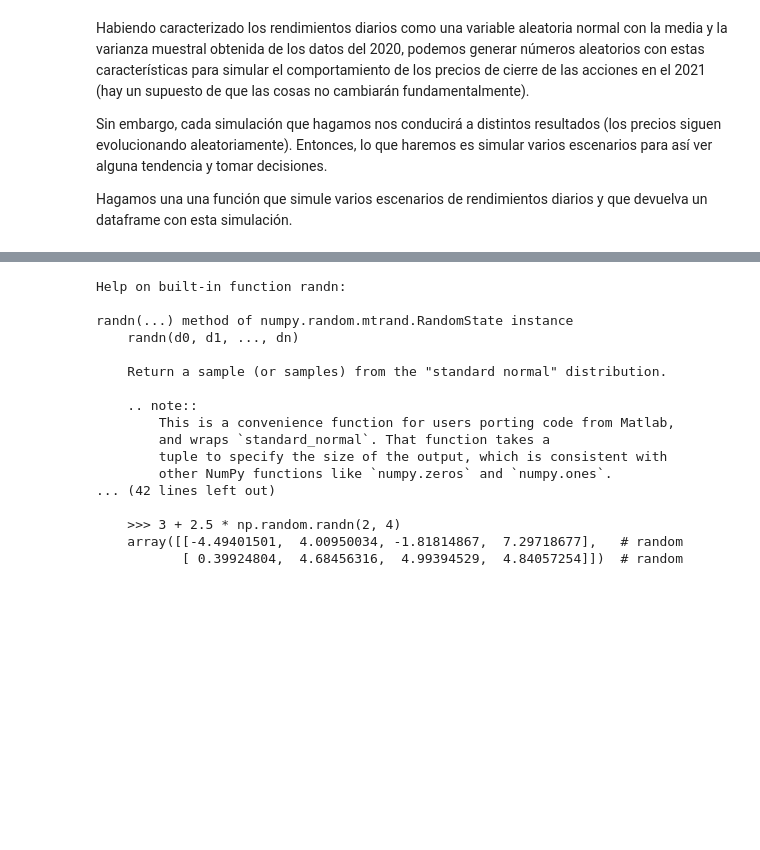
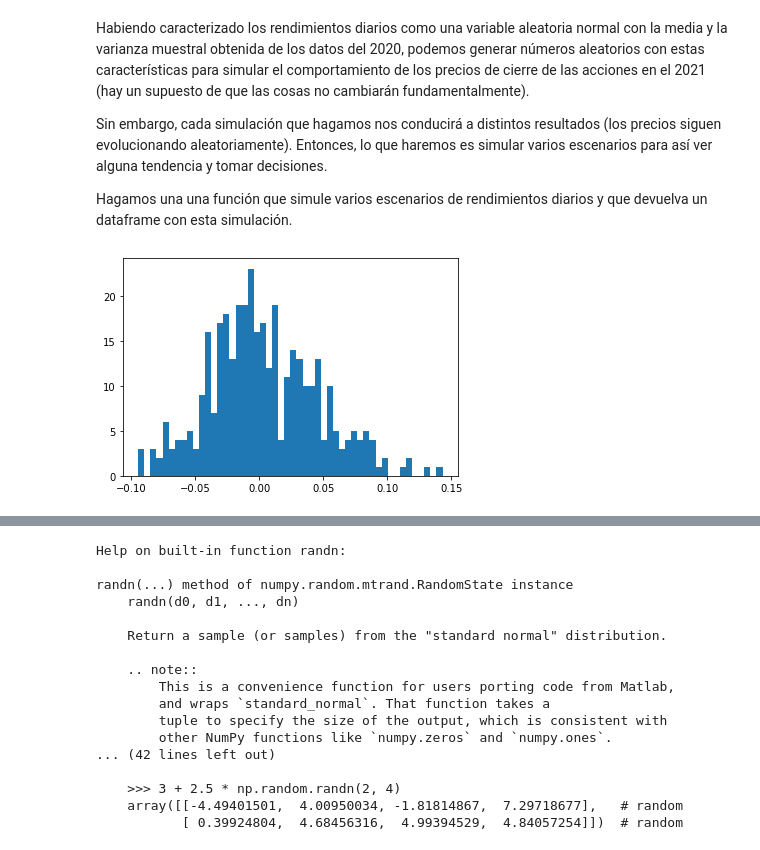
Before and after one commit to kodharius/SimMat-2022-2, a Jupyter notebook: Modulo 2/Clase13_ProbabilidadPrecioUmbral .ipynb, the cells around one changed output, grey strips where cells are left out. Cells and saved outputs as stored; diff of their text form; code cells hidden in the pictures; blank space fills up the shorter version.

```diff
--- a/Modulo 2/Clase13_ProbabilidadPrecioUmbral .ipynb
+++ b/Modulo 2/Clase13_ProbabilidadPrecioUmbral .ipynb
@@ -93,3 +99,8 @@ Habiendo caracterizado los rendimientos diarios como una variable aleatoria norm
 Sin embargo, cada simulación que hagamos nos conducirá a distintos resultados (los precios siguen evolucionando aleatoriamente). Entonces, lo que haremos es simular varios escenarios para así ver alguna tendencia y tomar decisiones.
 
 Hagamos una una función que simule varios escenarios de rendimientos diarios y que devuelva un dataframe con esta simulación.
+# %%
+N = 365
+plt.hist(std_TSLA * np.random.randn(N) + mu_TSLA, bins=50);
+# %% [output]
+[figure, added]
```
Also changed, not shown: parts of 10 cells of this notebook, 1 other file.
